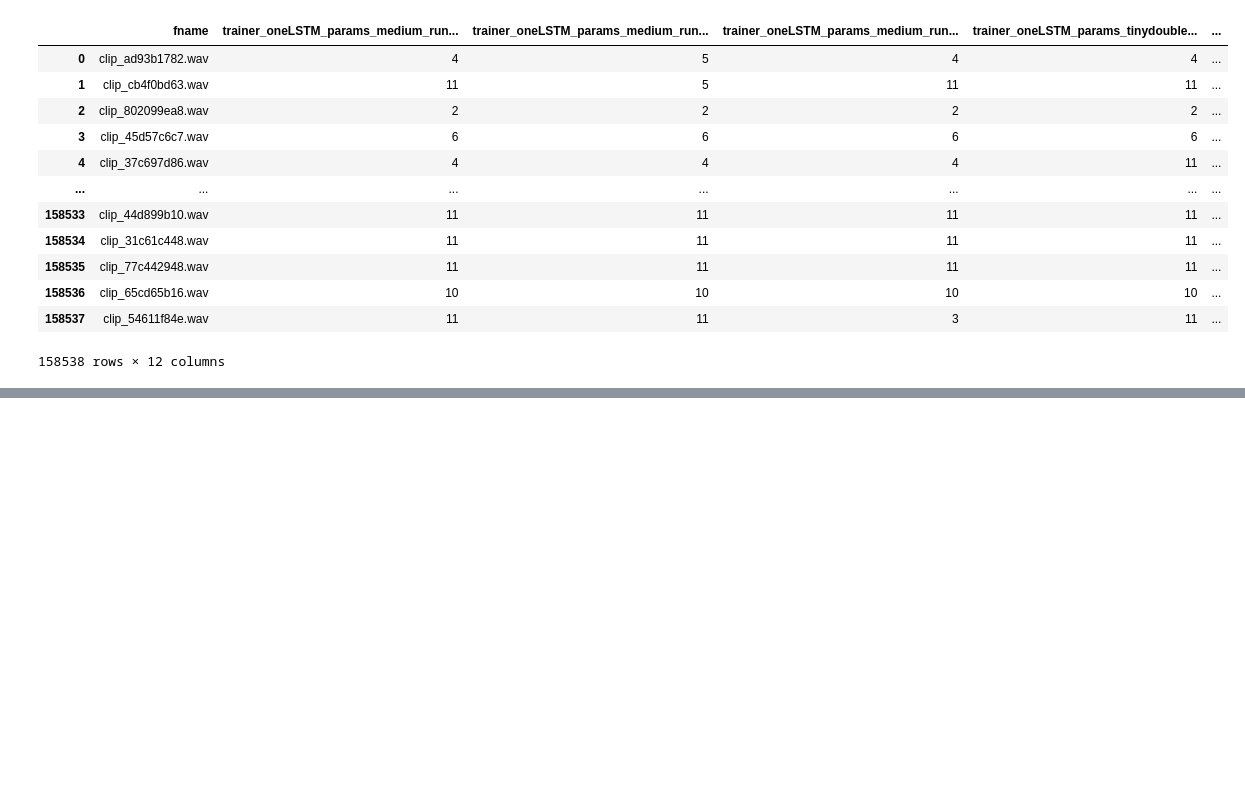
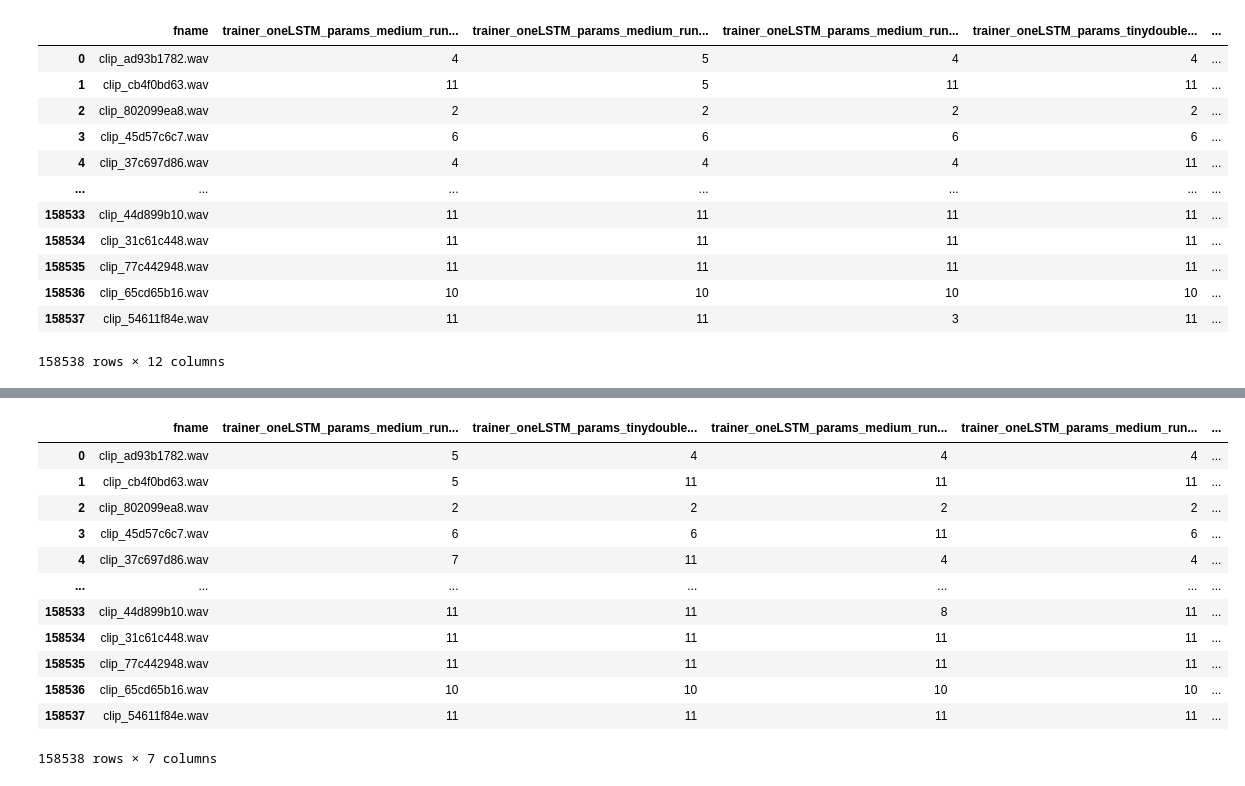
Before and after one commit to jakfol1217/DeepLearning, a Jupyter notebook: Project2/Final models.ipynb, the cells around one changed output, grey strips where cells are left out. Cells and saved outputs as stored; diff of their text form; code cells hidden in the pictures; blank space fills up the shorter version.

```diff
--- a/Project2/Final models.ipynb
+++ b/Project2/Final models.ipynb
@@ -240,0 +272,3 @@ df_dual = comittee_eval_dual(top5_detectors, top5_differentiators, "dualrnn.csv"
+# %%
+top5_models = res_df[res_df["group"] == "one"].sort_values("best_accuracy_validation", ascending=False).head(5)
+top5_models
@@ -240,0 +282,16 @@ df_dual = comittee_eval_dual(top5_detectors, top5_differentiators, "dualrnn.csv"
+# %%
+comittee_eval(top5_models, "okmaybelessrnn.csv")
+# %% [output]
+|  | fname | trainer_oneLSTM_params_medium_run... | trainer_oneLSTM_params_tinydouble... | trainer_oneLSTM_params_medium_run... | trainer_oneLSTM_params_medium_run... | ... |
+| 0 | clip_ad93b1782.wav | 5 | 4 | 4 | 4 | ... |
+| 1 | clip_cb4f0bd63.wav | 5 | 11 | 11 | 11 | ... |
+| 2 | clip_802099ea8.wav | 2 | 2 | 2 | 2 | ... |
+| 3 | clip_45d57c6c7.wav | 6 | 6 | 11 | 6 | ... |
+| 4 | clip_37c697d86.wav | 7 | 11 | 4 | 4 | ... |
+| ... | ... | ... | ... | ... | ... | ... |
+| 158533 | clip_44d899b10.wav | 11 | 11 | 8 | 11 | ... |
+| 158534 | clip_31c61c448.wav | 11 | 11 | 11 | 11 | ... |
+| 158535 | clip_77c442948.wav | 11 | 11 | 11 | 11 | ... |
+| 158536 | clip_65cd65b16.wav | 10 | 10 | 10 | 10 | ... |
+| 158537 | clip_54611f84e.wav | 11 | 11 | 11 | 11 | ... |
+158538 rows × 7 columns
```
Also changed, not shown: parts of 3 cells of this notebook.
